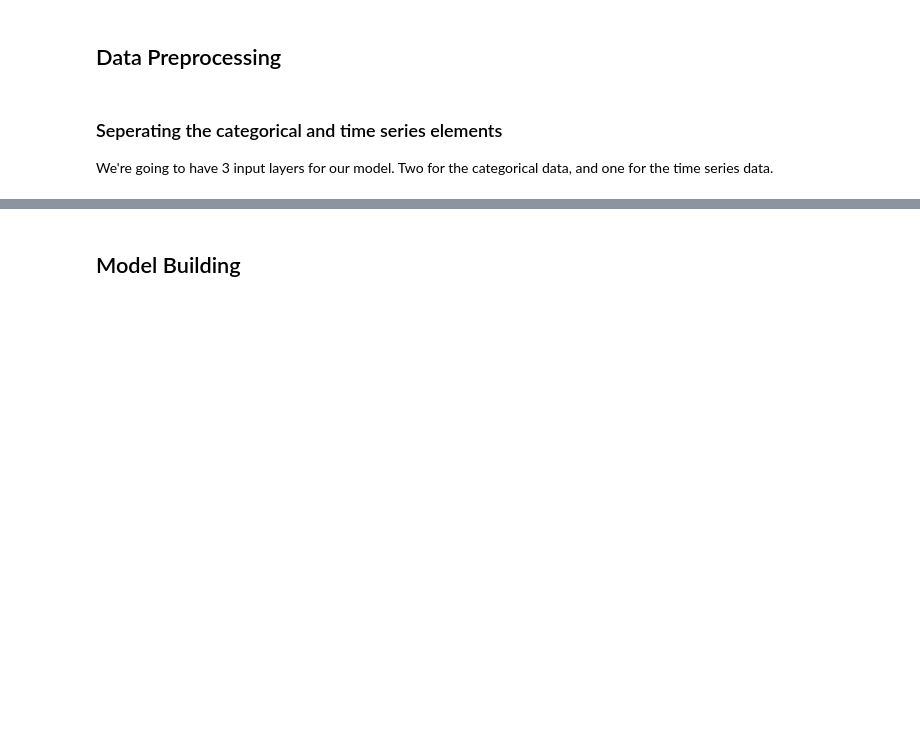
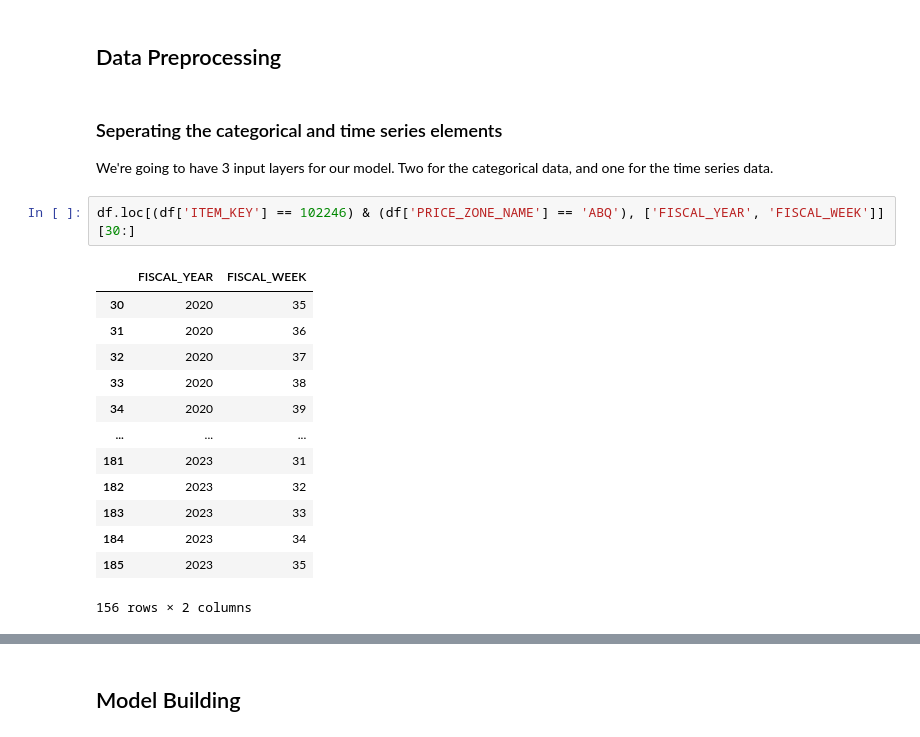
Before and after one commit to sudislife/Sales-Quantity-Prediction-using-a-GRU, a Jupyter notebook: Prediction.ipynb, the cells around one changed output, grey strips where cells are left out. Saved outputs shown, nothing was run; the diff lists cells and outputs as text; blank space fills up the shorter version.

```diff
--- a/Prediction.ipynb
+++ b/Prediction.ipynb
@@ -47,6 +59,22 @@ Number of zones:  69
 ### Seperating the categorical and time series elements
 
 We're going to have 3 input layers for our model. Two for the categorical data, and one for the time series data.
+# %%
+df.loc[(df['ITEM_KEY'] == 102246) & (df['PRICE_ZONE_NAME'] == 'ABQ'), ['FISCAL_YEAR', 'FISCAL_WEEK']][30:]
+# %% [output]
+|  | FISCAL_YEAR | FISCAL_WEEK |
+| 30 | 2020 | 35 |
+| 31 | 2020 | 36 |
+| 32 | 2020 | 37 |
+| 33 | 2020 | 38 |
+| 34 | 2020 | 39 |
+| ... | ... | ... |
+| 181 | 2023 | 31 |
+| 182 | 2023 | 32 |
+| 183 | 2023 | 33 |
+| 184 | 2023 | 34 |
+| 185 | 2023 | 35 |
+156 rows × 2 columns
 # %%
 def preprocess(df, scaler, window_size=30, return_date=False):
     """
```
Also changed, not shown: parts of 23 cells of this notebook.
